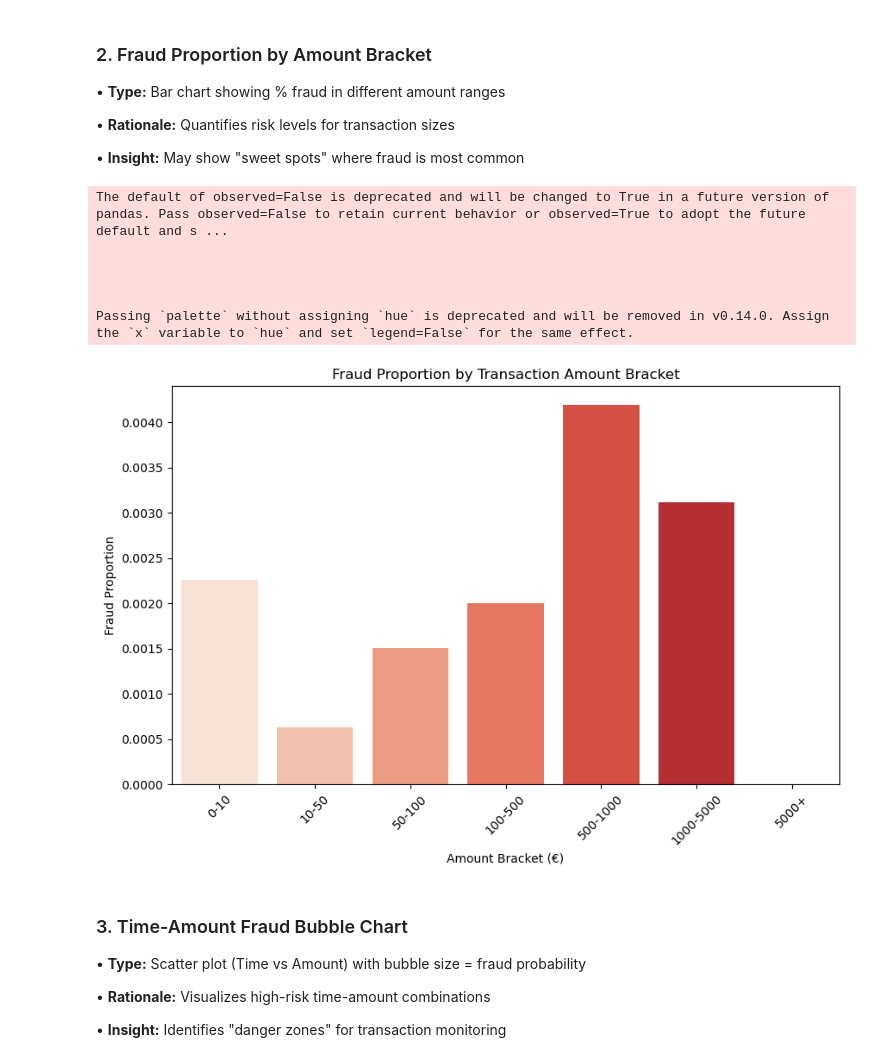
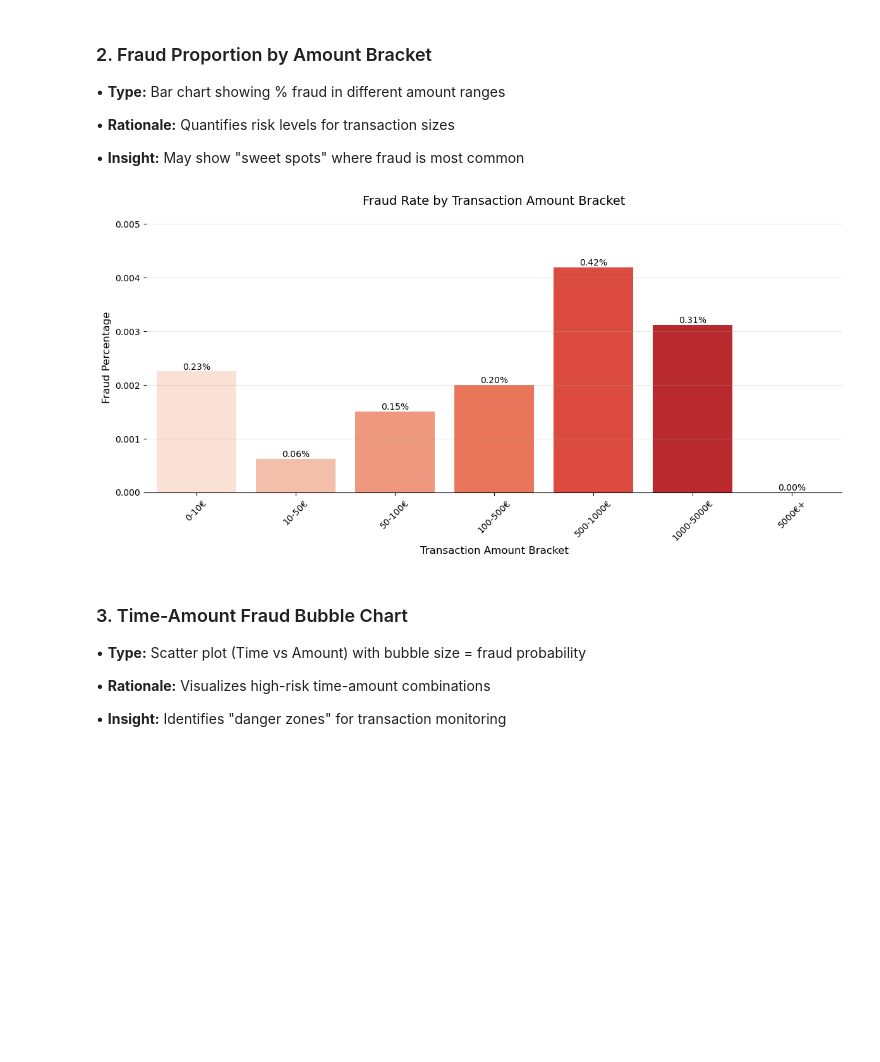
Before and after one commit to danielTongu/cs445_spring2025, a Jupyter notebook: stage2/fraud_visualizations.ipynb, the cells around one changed output. Cells and saved outputs as stored; diff of their text form; code cells hidden in the pictures; blank space fills up the shorter version.

Commit message:
corrected memeber 3, plot 2 code

```diff
--- a/stage2/fraud_visualizations.ipynb
+++ b/stage2/fraud_visualizations.ipynb
@@ -239,29 +237,38 @@ fig.show()
 
 •	**Insight:** May show "sweet spots" where fraud is most common
 # %%
-# Create amount brackets
+# Create amount brackets (removed observed parameter as it's not valid for cut)
 df['Amount_Bracket'] = pd.cut(df['Amount'],
                              bins=[0, 10, 50, 100, 500, 1000, 5000, np.inf],
-                             labels=['0-10', '10-50', '50-100', '100-500',
-                                    '500-1000', '1000-5000', '5000+'])
+                             labels=['0-10€', '10-50€', '50-100€', '100-500€',
+                                    '500-1000€', '1000-5000€', '5000€+'])
 
-fraud_proportion = df.groupby('Amount_Bracket')['Class'].mean().reset_index()
+# Calculate fraud proportion - use observed=True only in groupby
+fraud_proportion = df.groupby('Amount_Bracket', observed=True)['Class'].mean().reset_index()
 
-plt.figure(figsize=(10, 6))
-sns.barplot(x='Amount_Bracket', y='Class', data=fraud_proportion, palette='Reds')
-plt.title('Fraud Proportion by Transaction Amount Bracket')
-plt.xlabel('Amount Bracket (€)')
-plt.ylabel('Fraud Proportion')
+plt.figure(figsize=(12, 6))
+ax = sns.barplot(x='Amount_Bracket', y='Class', hue='Amount_Bracket',
+                data=fraud_proportion, palette='Reds', legend=False,
+                saturation=0.8)
+
+# Add value labels on top of bars
+for p in ax.patches:
+    ax.annotate(f"{p.get_height()*100:.2f}%",
+                (p.get_x() + p.get_width() / 2., p.get_height()),
+                ha='center', va='center', fontsize=10, color='black',
+                xytext=(0, 5), textcoords='offset points')
+
+plt.title('Fraud Rate by Transaction Amount Bracket', fontsize=14, pad=20)
+plt.xlabel('Transaction Amount Bracket', fontsize=12)
+plt.ylabel('Fraud Percentage', fontsize=12)
 plt.xticks(rotation=45)
+plt.ylim(0, fraud_proportion['Class'].max() * 1.2)  # Add 20% headroom
+plt.grid(axis='y', alpha=0.3)
+sns.despine(left=True)
+plt.tight_layout()
 plt.show()
 # %% [output]
-The default of observed=False is deprecated and will be changed to True in a future version of pandas. Pass observed=False to retain current behavior or observed=True to adopt the future default and s ...
-
-
-
-
-Passing `palette` without assigning `hue` is deprecated and will be removed in v0.14.0. Assign the `x` variable to `hue` and set `legend=False` for the same effect.
-[figure, old version]
+[figure, new version]
 # %% [markdown]
 ### 3. Time-Amount Fraud Bubble Chart
 
```
Also changed, not shown: parts of 2 cells of this notebook.
